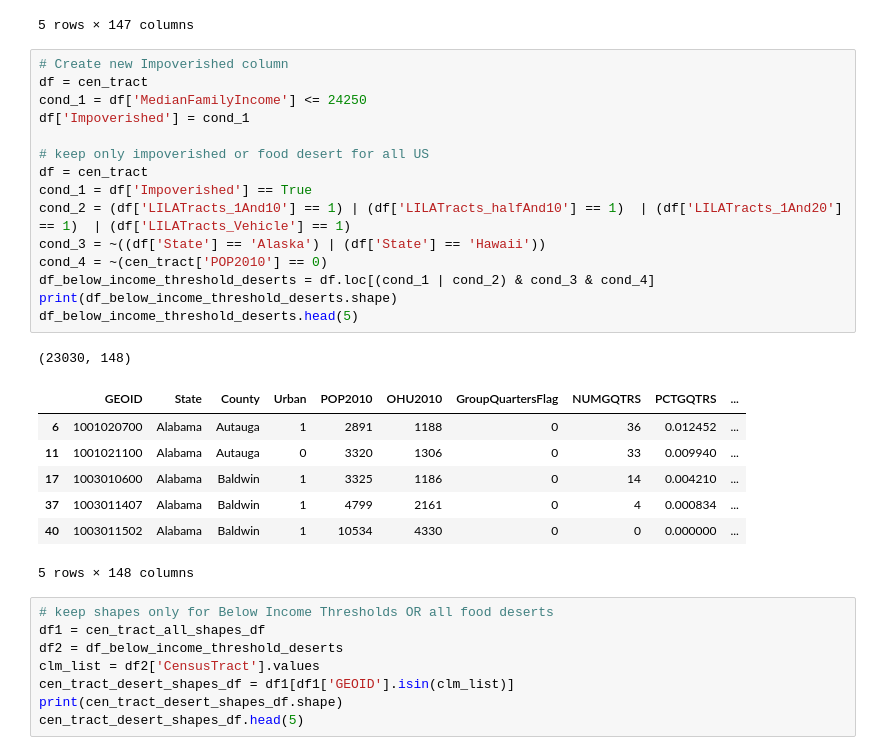
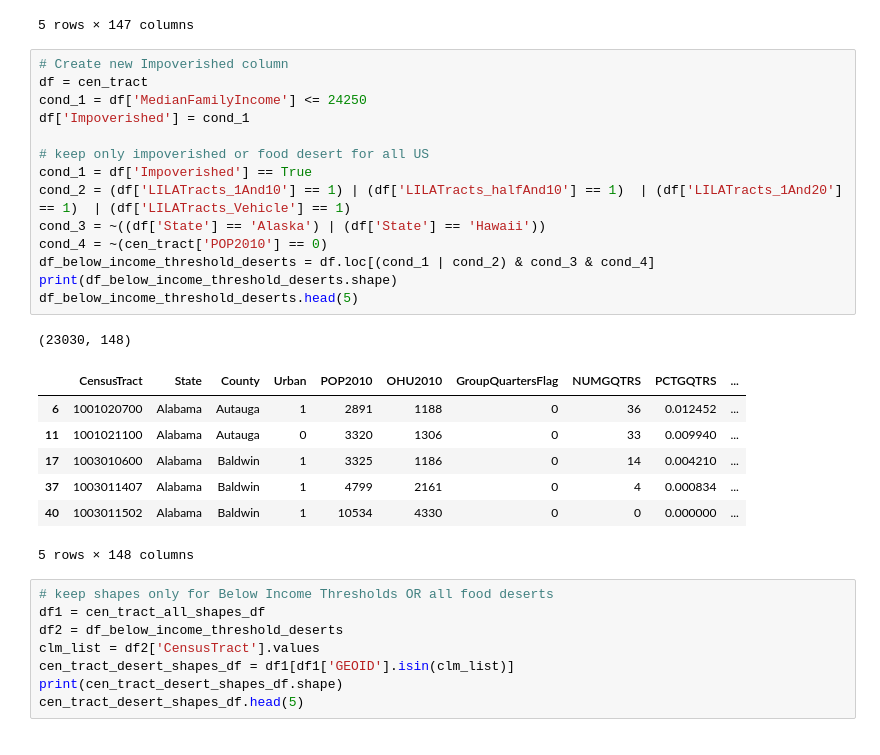
Before and after one commit to OliviaRodri/CEA_DEEP_LEARNING, a Jupyter notebook: resources/data_explore_OR.ipynb, the cells around one changed output. Drawn from its saved outputs; the diff is of its cells as text.

```diff
--- a/resources/data_explore_OR.ipynb
+++ b/resources/data_explore_OR.ipynb
@@ -28,21 +28,20 @@ cen_tract.head(5)
 # %%
 # Create new Impoverished column
 df = cen_tract
 cond_1 = df['MedianFamilyIncome'] <= 24250
 df['Impoverished'] = cond_1
 
 # keep only impoverished or food desert for all US
-df = cen_tract
 cond_1 = df['Impoverished'] == True
 cond_2 = (df['LILATracts_1And10'] == 1) | (df['LILATracts_halfAnd10'] == 1)  | (df['LILATracts_1And20'] == 1)  | (df['LILATracts_Vehicle'] == 1)
 cond_3 = ~((df['State'] == 'Alaska') | (df['State'] == 'Hawaii'))
 cond_4 = ~(cen_tract['POP2010'] == 0)
 df_below_income_threshold_deserts = df.loc[(cond_1 | cond_2) & cond_3 & cond_4]
 print(df_below_income_threshold_deserts.shape)
 df_below_income_threshold_deserts.head(5)
 # %% [output]
 (23030, 148)
-|  | GEOID | State | County | Urban | POP2010 | OHU2010 | GroupQuartersFlag | NUMGQTRS | PCTGQTRS | ... |
+|  | CensusTract | State | County | Urban | POP2010 | OHU2010 | GroupQuartersFlag | NUMGQTRS | PCTGQTRS | ... |
 | 6 | 1001020700 | Alabama | Autauga | 1 | 2891 | 1188 | 0 | 36 | 0.012452 | ... |
 | 11 | 1001021100 | Alabama | Autauga | 0 | 3320 | 1306 | 0 | 33 | 0.009940 | ... |
 | 17 | 1003010600 | Alabama | Baldwin | 1 | 3325 | 1186 | 0 | 14 | 0.004210 | ... |
```
